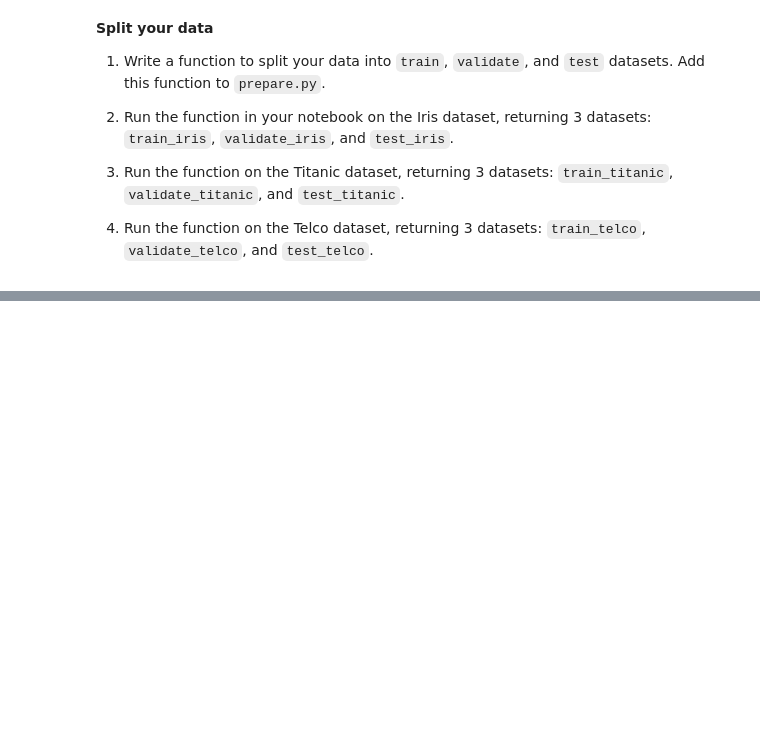
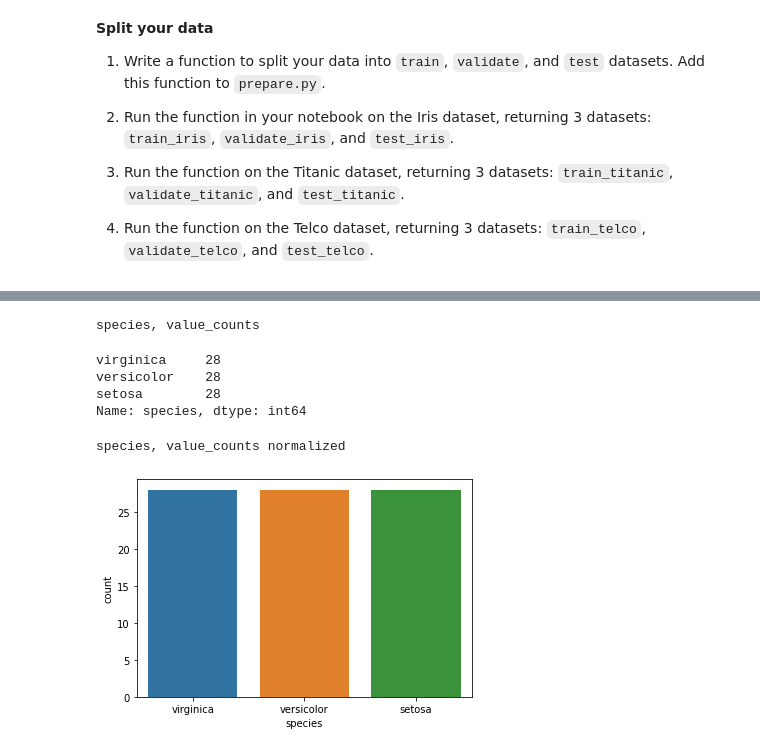
Before and after one commit to nadia-paz/classification-exercises, a Jupyter notebook: classification_exercises.ipynb, the cells around one changed output, grey strips where cells are left out. Drawn from its saved outputs; the diff is of its cells as text; code cells hidden in the pictures; blank space fills up the shorter version.

```diff
--- a/classification_exercises.ipynb
+++ b/classification_exercises.ipynb
@@ -656,0 +702,14 @@ train_telco, validate_telco, test_telco = split_db(prep_telco(ac.get_telco_data(
+# %%
+print('species, value_counts')
+display(train_iris.species.value_counts())
+print('species, value_counts normalized')
+train_iris.species.value_counts(normalize = True)
+sns.countplot(x=train_iris.species, data=train_iris);
+# %% [output]
+species, value_counts
+virginica     28
+versicolor    28
+setosa        28
+Name: species, dtype: int64
+species, value_counts normalized
+[figure, added]
```
Also changed, not shown: parts of 56 cells of this notebook.
